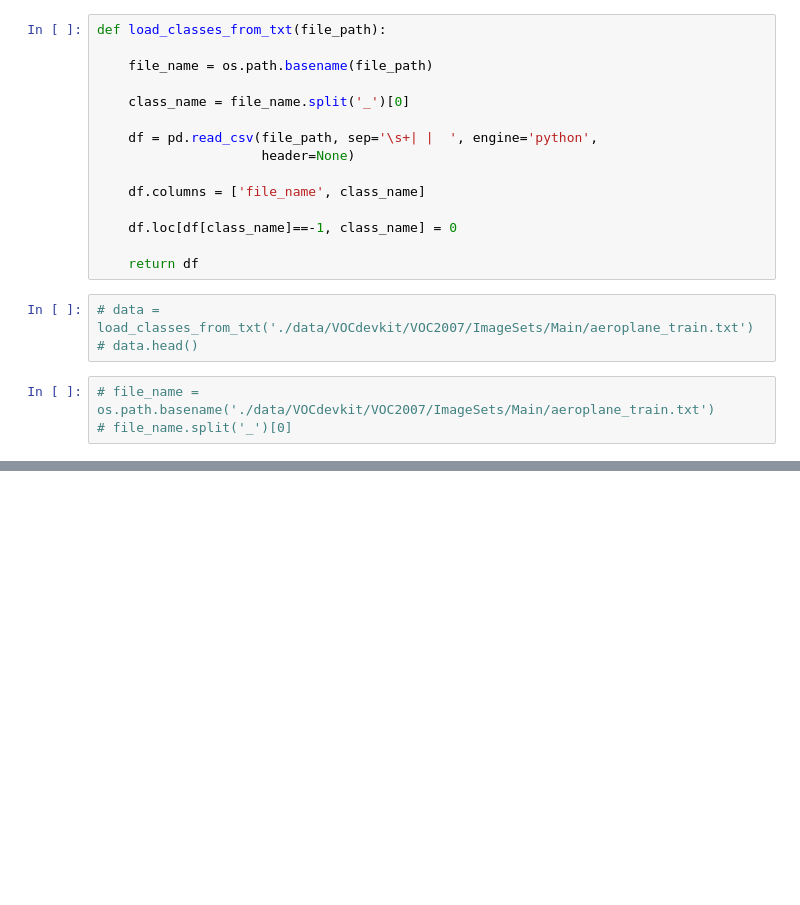
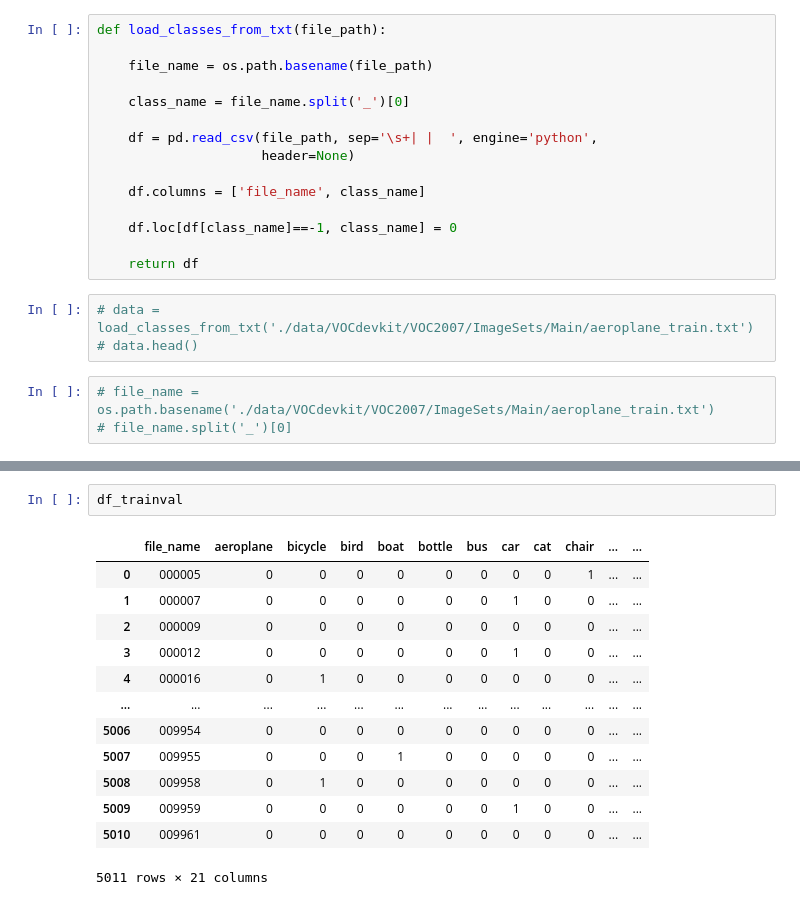
Before and after one commit to MortenTabaka/Deep-learning-exercises-with-TensorFlow2, a Jupyter notebook: Tabaka_Marcin_Transfer_learning.ipynb, the cells around one changed output, grey strips where cells are left out. Saved outputs shown, nothing was run; the diff lists cells and outputs as text; blank space fills up the shorter version.

```diff
--- a/Tabaka_Marcin_Transfer_learning.ipynb
+++ b/Tabaka_Marcin_Transfer_learning.ipynb
@@ -110 +122,17 @@ df_train.head()
+# %%
+df_trainval
+# %% [output]
+|  | file_name | aeroplane | bicycle | bird | boat | bottle | bus | car | cat | chair | ... | ... |
+| 0 | 000005 | 0 | 0 | 0 | 0 | 0 | 0 | 0 | 0 | 1 | ... | ... |
+| 1 | 000007 | 0 | 0 | 0 | 0 | 0 | 0 | 1 | 0 | 0 | ... | ... |
+| 2 | 000009 | 0 | 0 | 0 | 0 | 0 | 0 | 0 | 0 | 0 | ... | ... |
+| 3 | 000012 | 0 | 0 | 0 | 0 | 0 | 0 | 1 | 0 | 0 | ... | ... |
+| 4 | 000016 | 0 | 1 | 0 | 0 | 0 | 0 | 0 | 0 | 0 | ... | ... |
+| ... | ... | ... | ... | ... | ... | ... | ... | ... | ... | ... | ... | ... |
+| 5006 | 009954 | 0 | 0 | 0 | 0 | 0 | 0 | 0 | 0 | 0 | ... | ... |
+| 5007 | 009955 | 0 | 0 | 0 | 1 | 0 | 0 | 0 | 0 | 0 | ... | ... |
+| 5008 | 009958 | 0 | 1 | 0 | 0 | 0 | 0 | 0 | 0 | 0 | ... | ... |
+| 5009 | 009959 | 0 | 0 | 0 | 0 | 0 | 0 | 1 | 0 | 0 | ... | ... |
+| 5010 | 009961 | 0 | 0 | 0 | 0 | 0 | 0 | 0 | 0 | 0 | ... | ... |
+5011 rows × 21 columns
 # %%
```
Also changed, not shown: parts of 7 cells of this notebook.
